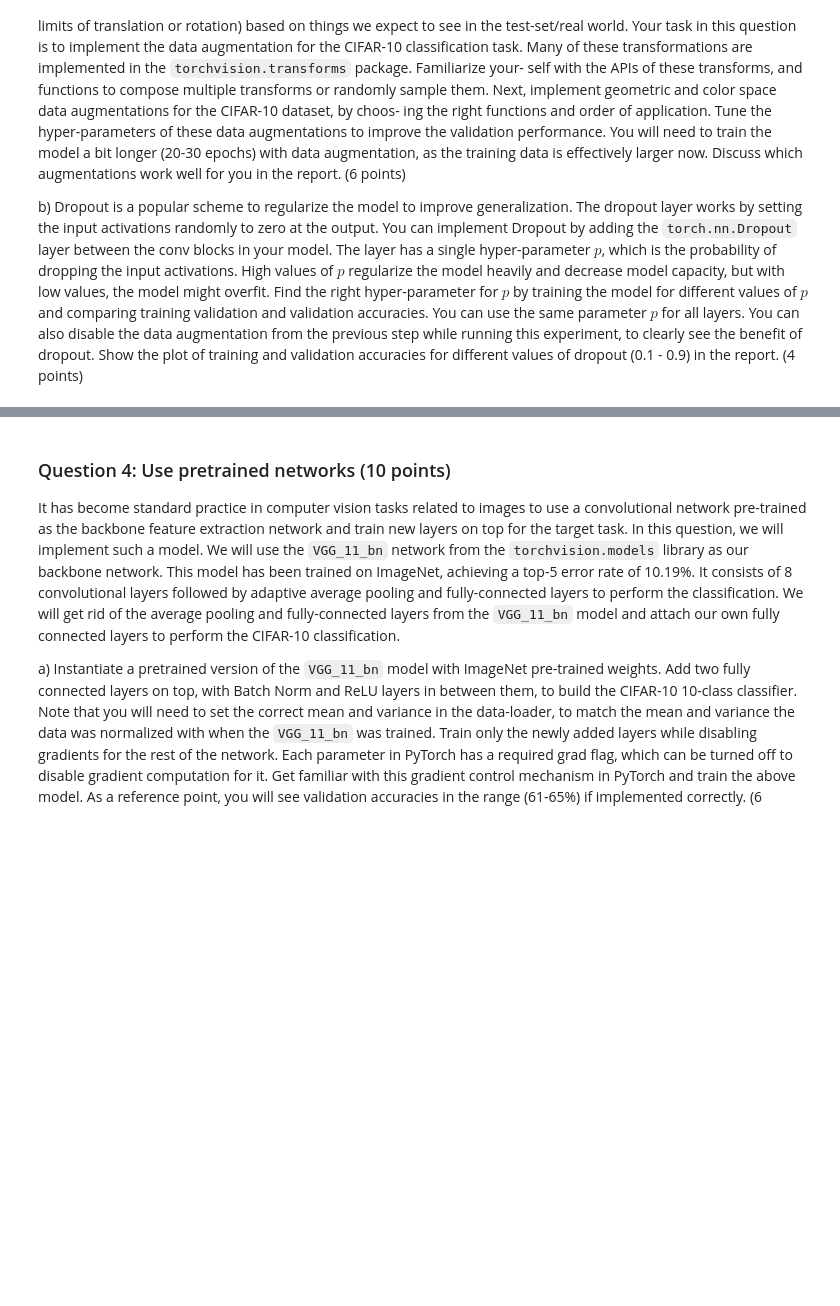
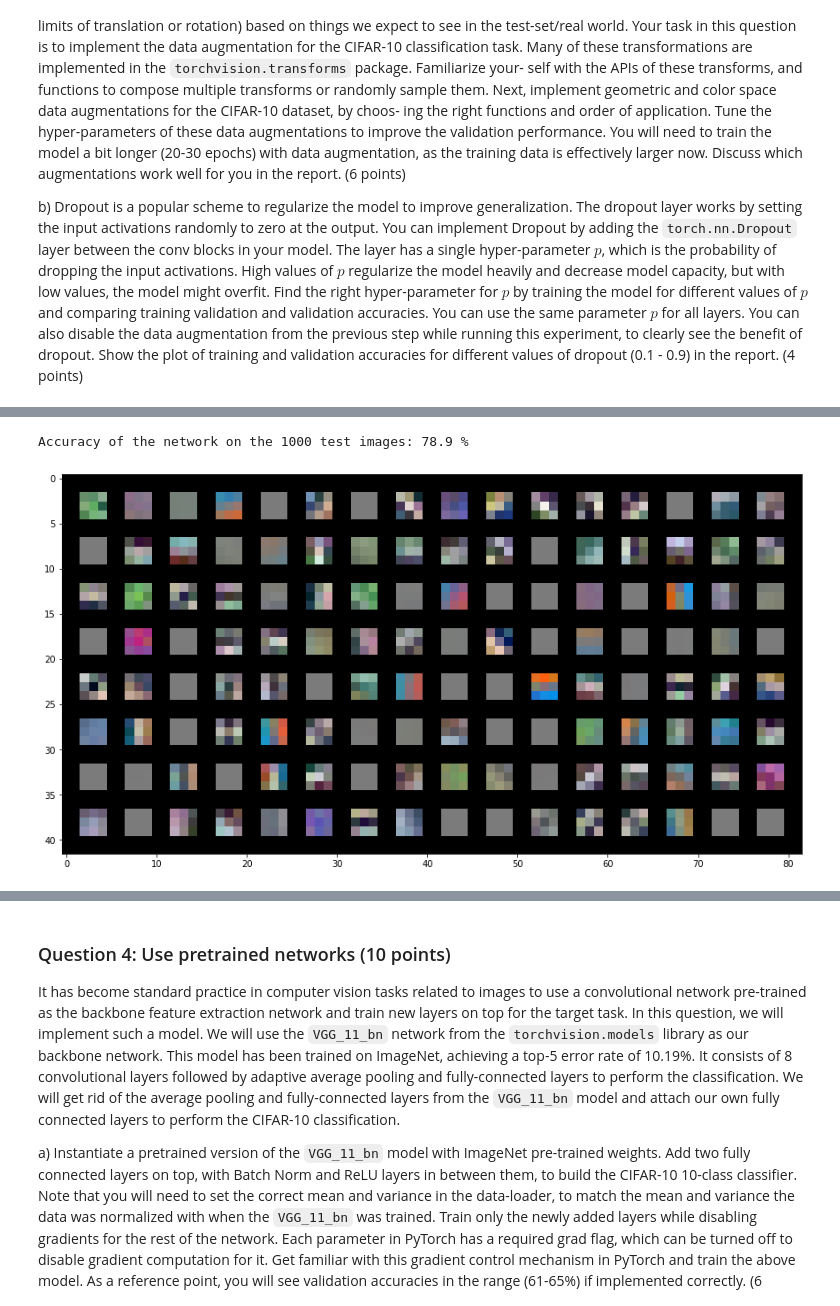
Before and after one commit to vdevictor96/hlcv-hw, a Jupyter notebook: Exercise_3/Assignment 3/Exercise_3.ipynb, the cells around one changed output, grey strips where cells are left out. Saved outputs shown, nothing was run; the diff lists cells and outputs as text; code cells hidden in the pictures; blank space fills up the shorter version.

```diff
--- a/Exercise_3/Assignment 3/Exercise_3.ipynb
+++ b/Exercise_3/Assignment 3/Exercise_3.ipynb
@@ -381,0 +644,36 @@ RuntimeError: CUDA out of memory. Tried to allocate 100.00 MiB (GPU 0; 2.00 GiB
+# %%
+# Test the model
+# In test phase, we don't need to compute gradients (for memory efficiency)
+model.eval()
+#################################################################################
+# TODO: Q2.b Implement the early stopping mechanism to load the weights from the#
+# best model so far and perform testing with this model.                        #
+#################################################################################
+# *****START OF YOUR CODE (DO NOT DELETE/MODIFY THIS LINE)*****
+checkpoint = torch.load('bestmodel_q1.ckpt')
+model.load_state_dict(checkpoint)
+model.eval()
+# *****END OF YOUR CODE (DO NOT DELETE/MODIFY THIS LINE)*****
+with torch.no_grad():
+    correct = 0
+    total = 0
+    for images, labels in test_loader:
+        images = images.to(device)
+        labels = labels.to(device)
+        outputs = model(images)
+        _, predicted = torch.max(outputs.data, 1)
+        total += labels.size(0)
+        correct += (predicted == labels).sum().item()
+        if total == 1000:
+            break
+
+    print('Accuracy of the network on the {} test images: {} %'.format(total, 100 * correct / total))
+
+# Q1.c: Implementing the function to visualize the filters in the first conv layers.
+# Visualize the filters before training
+VisualizeFilter(model)
+# Save the model checkpoint
+torch.save(model.state_dict(), 'model.ckpt')
+# %% [output]
+Accuracy of the network on the 1000 test images: 78.9 %
+[figure, added]
```
Also changed, not shown: parts of 29 cells of this notebook, 1 other file.
